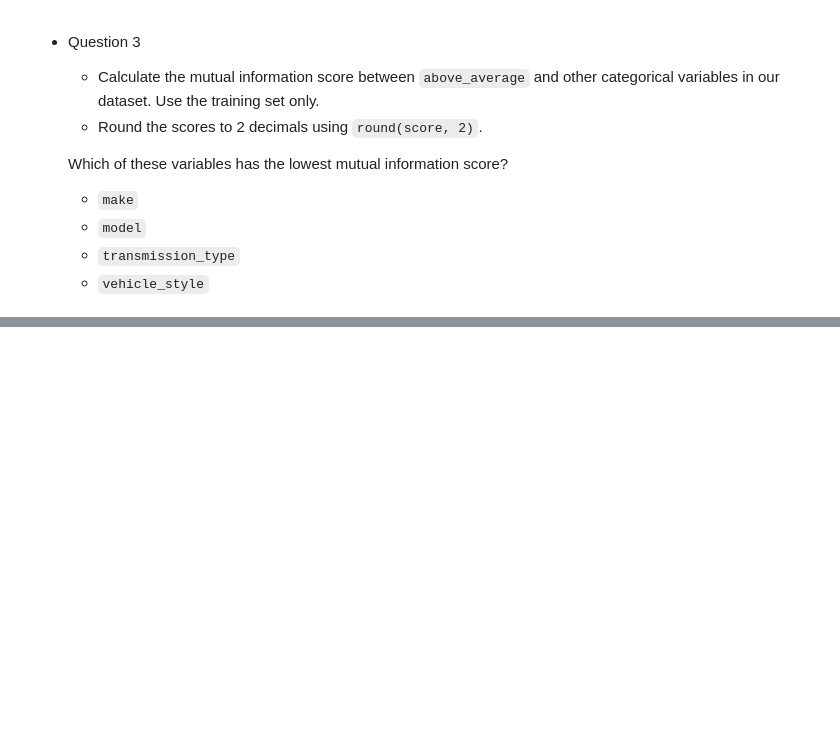
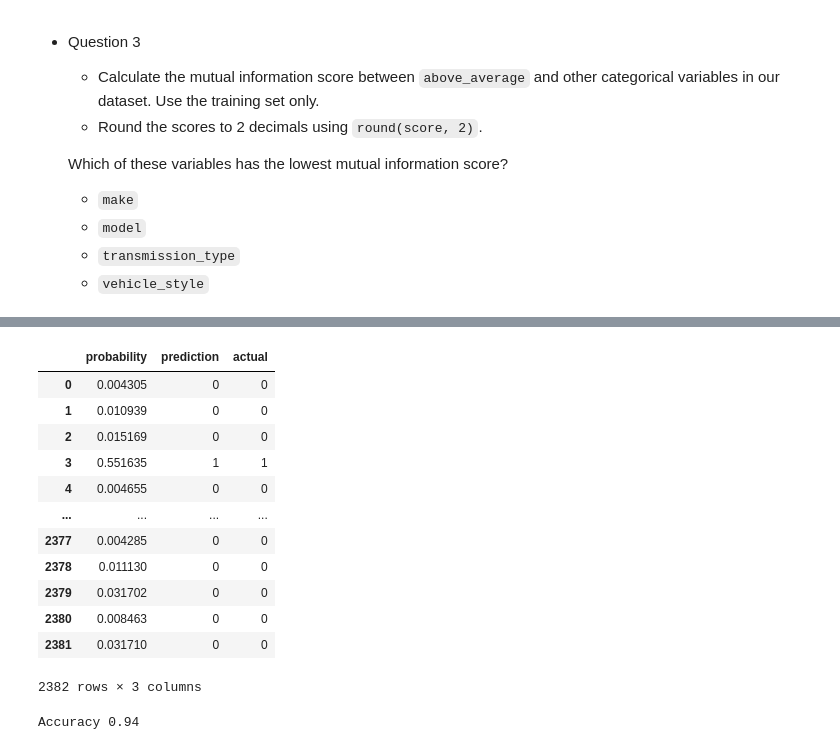
Before and after one commit to marcosbenicio/ML-zoomcamp, a Jupyter notebook: 03Classification/homework_3.ipynb, the cells around one changed output, grey strips where cells are left out. Cells and saved outputs as stored; diff of their text form; code cells hidden in the pictures; blank space fills up the shorter version.

```diff
--- a/03Classification/homework_3.ipynb
+++ b/03Classification/homework_3.ipynb
@@ -14,8 +15,8 @@ from matplotlib.colors import Normalize
 # %% [markdown]
 # Data preprocessing
 # %%
-cars = pd.read_csv('Data/car_price.csv')
-cars.head(2)
+df = pd.read_csv('Data/car_price.csv')
+df.head(2)
 # %% [output]
 |  | Make | Model | Year | Engine Fuel Type | Engine HP | Engine Cylinders | Transmission Type | ... |
 | 0 | BMW | 1 Series M | 2011 | premium unleaded (required) | 335.0 | 6.0 | MANUAL | ... |
@@ -55,6 +56,6 @@ msrp                  0
 dtype: int64
 # %%
 # Rename target column and fill missing values with zero
-cars.rename(columns= {'msrp':'price'}, inplace = True)
-cars[['engine_hp', 'engine_cylinders']] = cars[['engine_hp', 'engine_cylinders']].fillna(0)
+df.rename(columns= {'msrp':'price'}, inplace = True)
+df[['engine_hp', 'engine_cylinders']] = df[['engine_hp', 'engine_cylinders']].fillna(0)
 # %%
@@ -218,14 +219,15 @@ By analyzing the correlation matrix  in a heat map, it is clear that the two fea
 # %% [markdown]
 To prepare our data for logistic regression, which requires a binary target variable, let's convert the `price` variable into a binary format. We'll introduce a new variable, `above_average`, that will be set to 1 if the price exceeds its average value, and 0 if it doesn't.
 # %%
-avg_price = cars['price'].mean()
-above_avg = cars['price'] >= avg_price
+avg_price = df['price'].mean()
+above_avg = df['price'] > avg_price
 
 #1: True
 #0: False
-cars['above_avg'] = above_avg.astype(int)
+df['above_avg'] = above_avg.astype(int)
 
-display(cars[['price', 'above_avg']].head())
+display(df[['price', 'above_avg']].head())
+print('Average:', round(avg_price, 0))
 # %% [output]
 |  | price | above_avg |
 | 0 | 46135 | 1 |
@@ -560,0 +634,44 @@ $$P(\mathbf{Y}|\mathbf{X} = \mathbf{x}_i) = \theta(\mathbf{x}_i\mathbf{w})^{Y}\t
+# %%
+# one hot encoding for train set
+dv = DictVectorizer(sparse=False)
+train_dict = df_train.to_dict(orient = 'records')
+X_train = dv.fit_transform(train_dict)
+
+# one hot encoding for validation set
+val_dict = df_val.to_dict(orient='records')
+X_val = dv.transform(val_dict)
+
+# Training model
+model = LogisticRegression(solver='liblinear', C=10, max_iter=1000, random_state=42)
+model.fit(X_train, Y_train)
+
+
+# Model probability prediction on validation set
+Y_pred_prob = model.predict_proba(X_val)[:, 1]
+
+
+# Dataframe with results
+Y_pred = (Y_pred_prob >= 0.5).astype(int)
+dict_df = {'probability': Y_pred_prob , 'prediction': Y_pred,
+        'actual': Y_val  }
+df_results = pd.DataFrame(dict_df)
+
+display(df_results)
+
+total_accuracy = (Y_val == Y_pred).mean()
+print('Accuracy', round(total_accuracy, 2))
+# %% [output]
+|  | probability | prediction | actual |
+| 0 | 0.004305 | 0 | 0 |
+| 1 | 0.010939 | 0 | 0 |
+| 2 | 0.015169 | 0 | 0 |
+| 3 | 0.551635 | 1 | 1 |
+| 4 | 0.004655 | 0 | 0 |
+| ... | ... | ... | ... |
+| 2377 | 0.004285 | 0 | 0 |
+| 2378 | 0.011130 | 0 | 0 |
+| 2379 | 0.031702 | 0 | 0 |
+| 2380 | 0.008463 | 0 | 0 |
+| 2381 | 0.031710 | 0 | 0 |
+2382 rows × 3 columns
+Accuracy 0.94
```
Also changed, not shown: parts of 21 cells of this notebook.
